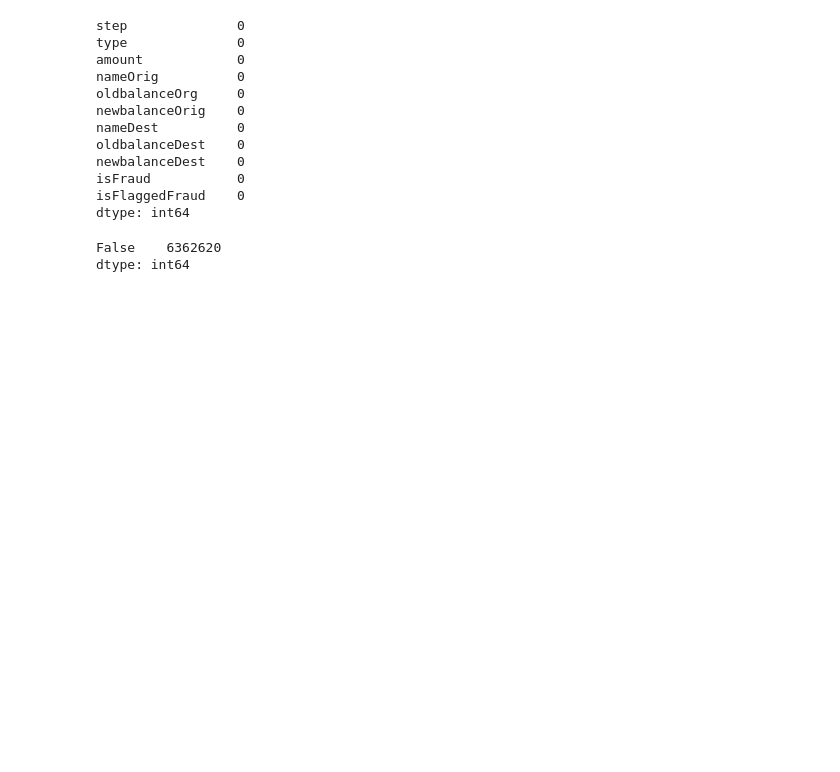
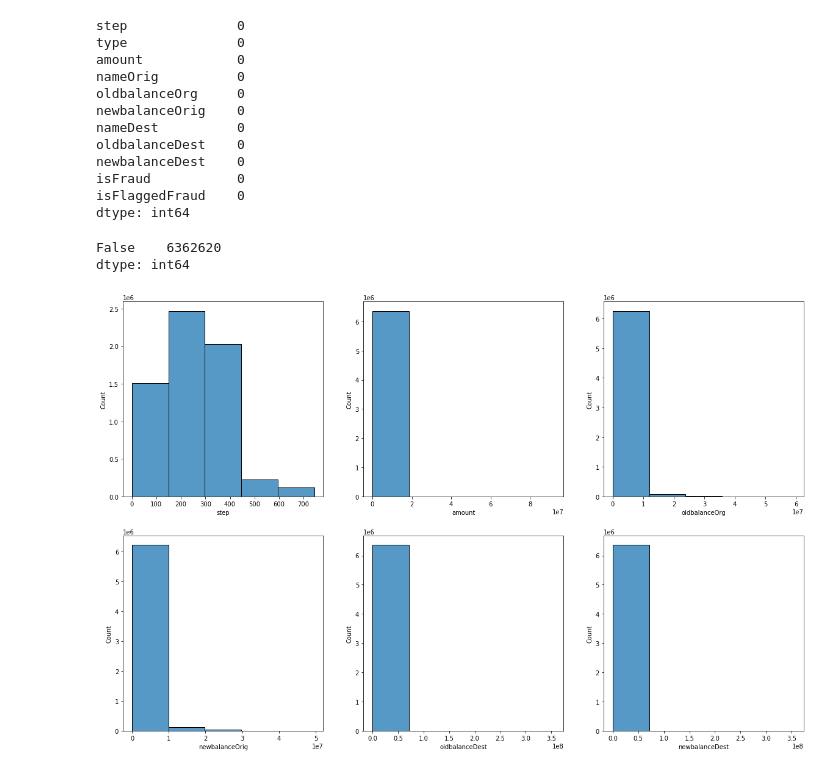
Before and after one commit to SHIVRAJSHINDE/Eda-FeatureEngineering, a Jupyter notebook: EDA/OnlinePaymentFraudPrediction/Untitled.ipynb, the cells around one changed output. Cells and saved outputs as stored; diff of their text form; code cells hidden in the pictures; blank space fills up the shorter version.

```diff
--- a/EDA/OnlinePaymentFraudPrediction/Untitled.ipynb
+++ b/EDA/OnlinePaymentFraudPrediction/Untitled.ipynb
@@ -44,3 +50,20 @@ data.duplicated().value_counts()
 # %% [output]
 False    6362620
 dtype: int64
+# %%
+feature=['step','amount','oldbalanceOrg','newbalanceOrig','oldbalanceDest','newbalanceDest']
+
+
+for i in enumerate(feature):
+    plt.subplot(6,1,i[0]+1)
+    sns.displot(data[i[1]],bins=5)
+# %%
+feature1=['step','amount','oldbalanceOrg','newbalanceOrig','oldbalanceDest','newbalanceDest']
+
+plt.figure(figsize=(20,20))
+
+for i in enumerate(feature1):
+    plt.subplot(3,3,i[0]+1)
+    sns.histplot(data[i[1]],bins=5)
+# %% [output]
+[figure, added]
```
Also changed, not shown: parts of 9 cells of this notebook.
